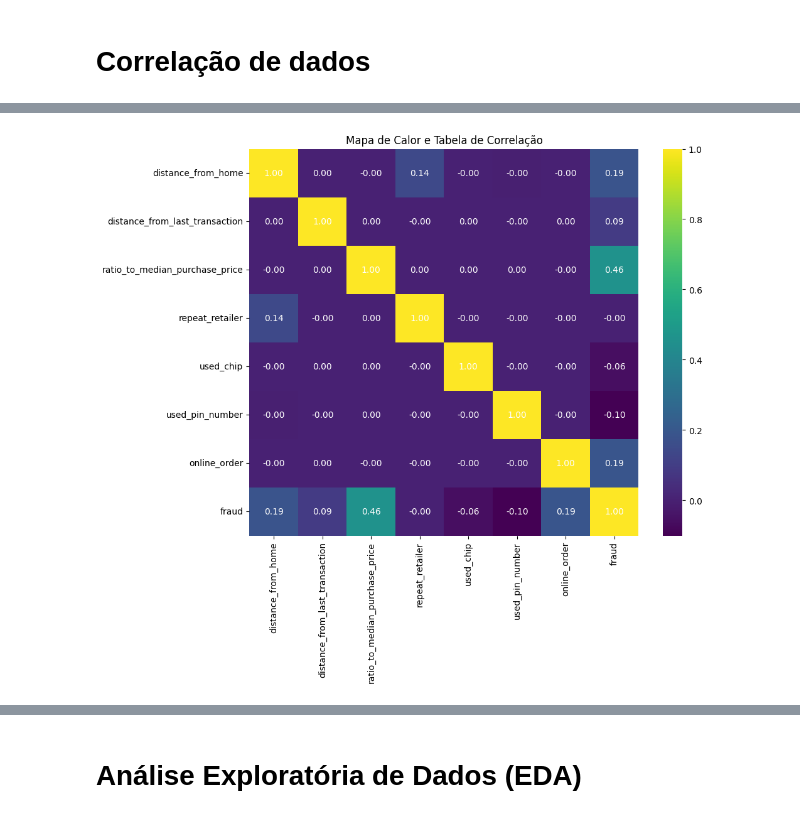
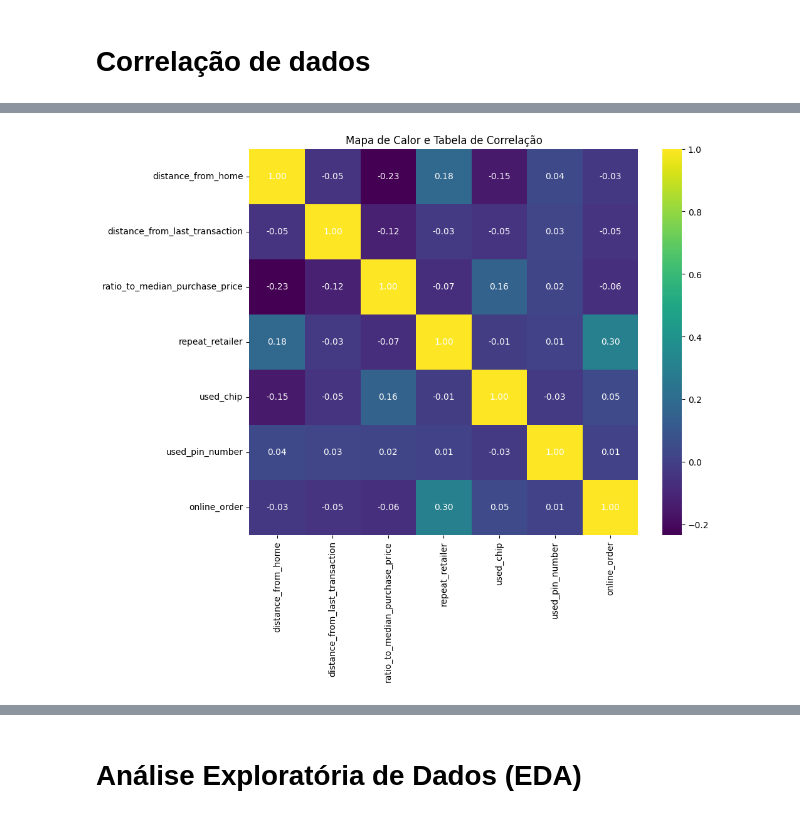
Before and after one commit to gui23dib/AI-Model-Test, a Jupyter notebook: CreditCardFraudDetection_FraudFrameAnalysis.ipynb, the cells around one changed output, grey strips where cells are left out. Drawn from its saved outputs; the diff is of its cells as text; code cells hidden in the pictures.

Commit message:
Criação de um novo arquivo .ipynb, com foco na análise de dados fraudulentos, dispensão os que não são fraudes

```diff
--- a/CreditCardFraudDetection_FraudFrameAnalysis.ipynb
+++ b/CreditCardFraudDetection_FraudFrameAnalysis.ipynb
@@ -43,3 +45,5 @@ data
+# %%
+data = data.drop('fraud', axis=1)
 # %%
 # Mostra as primeiras 5 linhas
 data.head()
@@ -149,19 +147,16 @@ correlation_table
 # %%
-# Calcular a correlação
-correlation_table = data.corr()
-
 # Criar o mapa de calor
 plt.figure(figsize=(10, 8))
 
 # Plotar o mapa de calor
 sns.heatmap(correlation_table, cmap='viridis', fmt='.2f')
 
 # Adicionar a tabela de correlação como texto
 for i in range(len(correlation_table)):
     for j in range(len(correlation_table.columns)):
         plt.text(j+0.5, i+0.5, '{:.2f}'.format(correlation_table.iloc[i, j]), ha='center', va='center', color='white')
 
 plt.title('Mapa de Calor e Tabela de Correlação')
 plt.show()
 # %% [output]
-[figure, old version]
+[figure, new version]
```
Also changed, not shown: parts of 32 cells of this notebook.
